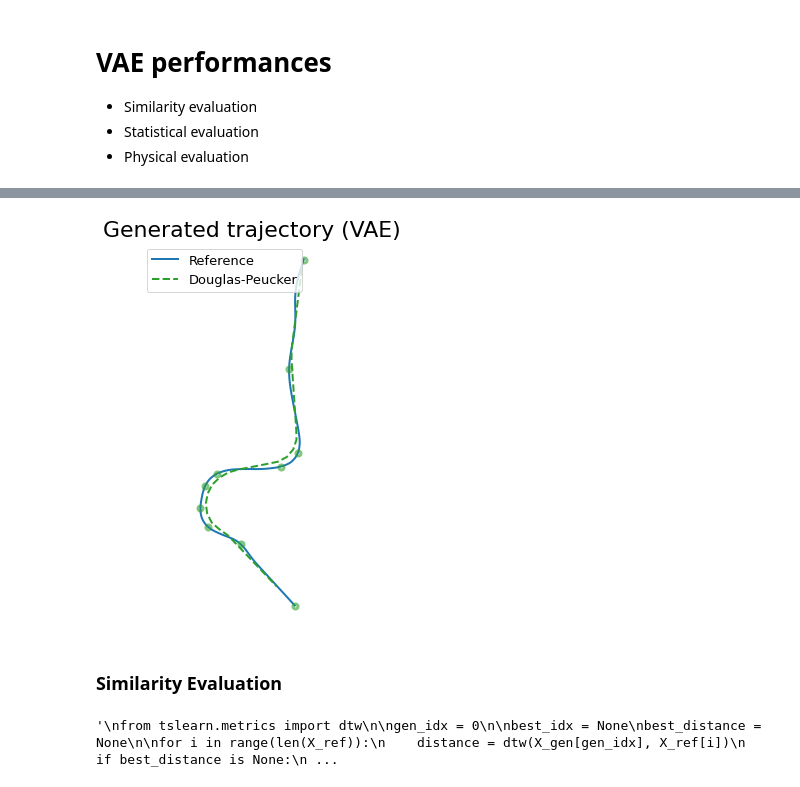
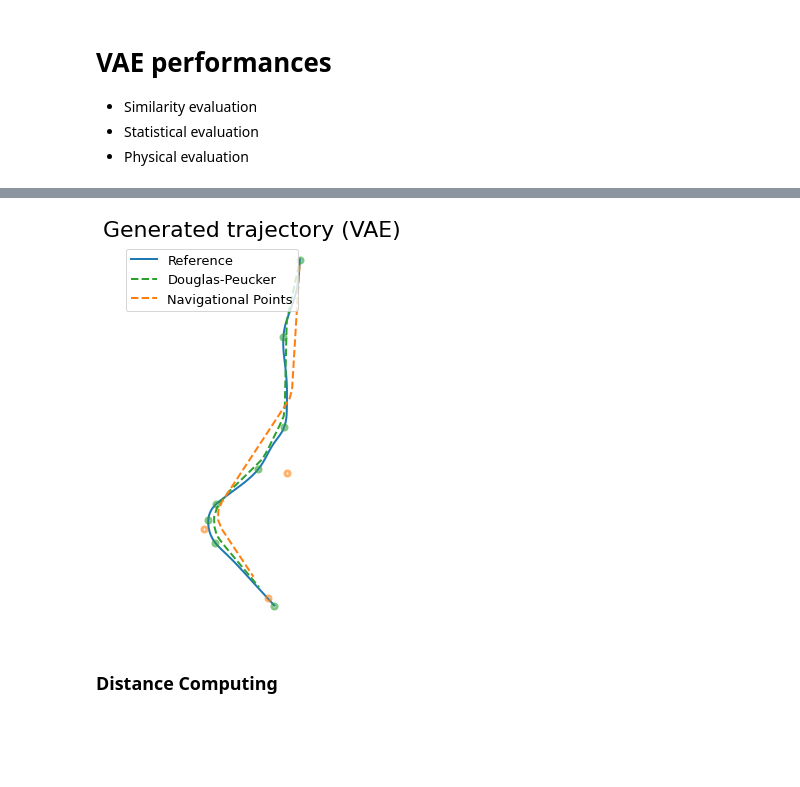
Before and after one commit to alafage/deep-traffic-generation, a Jupyter notebook: notebooks/vae_perf.ipynb, the cells around one changed output, grey strips where cells are left out. Cells and saved outputs as stored; diff of their text form; code cells hidden in the pictures; blank space fills up the shorter version.

```diff
--- a/notebooks/vae_perf.ipynb
+++ b/notebooks/vae_perf.ipynb
@@ -77,5 +48,0 @@ destination: 900.0
-# %%
-# Remove noisy trajectory
-t_sim = t_sim.query("flight_id != 27")
-t_gen = t_gen.query("flight_id != 27")
-t_gen_dp = t_gen_dp.query("flight_id != 27")
@@ -99,0 +51,14 @@ with plt.style.context("traffic"):
+# %%
+t_gen_dp = (
+    Traffic.from_file("./outputs/dp_vae_gen.csv")
+    .drop(columns=["Unnamed: 0"])
+)
+dp_t_sim = (
+    Traffic.from_file("./outputs/dp_vae_sim.csv")
+    .assign(
+            flight_id=lambda df: df.flight_id.astype(str),
+            callsign=lambda df: df.flight_id.astype(str),
+            icao24=lambda df: df.flight_id.astype(str),
+        )
+)
+dp_t_sim
@@ -99,0 +79,14 @@ with plt.style.context("traffic"):
+# %%
+t_gen_nav = (
+    Traffic.from_file("./outputs/nav_vae_gen.csv")
+    .drop(columns=["Unnamed: 0"])
+)
+nav_t_sim = (
+    Traffic.from_file("./outputs/nav_vae_sim.csv")
+    .assign(
+            flight_id=lambda df: df.flight_id.astype(str),
+            callsign=lambda df: df.flight_id.astype(str),
+            icao24=lambda df: df.flight_id.astype(str),
+        )
+)
+nav_t_sim
@@ -100,37 +107,16 @@ with plt.style.context("traffic"):
 # %%
-highlight = 10
+highlight = "TRAJ_4"
 
 with plt.style.context("traffic"):
     ax = plt.axes(projection=EuroPP())
     ax.set_title("Generated trajectory (VAE)")
     t_gen[highlight].plot(ax, c="tab:blue", lw=2.0, label="Reference")
-    # TODO: add navpoints and reconstruction from them
+    # Douglas-Peucker
     t_gen_dp[highlight].plot(ax, mec="tab:green",mew=3.0,ms=10.0, mfc="none", marker=".", ls="", alpha=0.6)
-    t_sim[highlight].plot(ax, c="tab:green", ls="--", lw=2.0, label="Douglas-Peucker")
+    dp_t_sim[highlight].plot(ax, c="tab:green", ls="--", lw=2.0, label="Douglas-Peucker")
+    # Navigational Points
+    t_gen_nav[highlight].plot(ax, mec="tab:orange",mew=3.0,ms=10.0, mfc="none", marker=".", ls="", alpha=0.6)
+    nav_t_sim[highlight].plot(ax, c="tab:orange", ls="--", lw=2.0, label="Navigational Points")
     ax.legend(loc=0)
 # %% [output]
-[figure, old version]
+[figure, new version]
-# %% [markdown]
-### Similarity Evaluation
-# %%
-"""
-from tslearn.metrics import dtw
-
-gen_idx = 0
-
-best_idx = None
-best_distance = None
-
-for i in range(len(X_ref)):
-    distance = dtw(X_gen[gen_idx], X_ref[i])
-    if best_distance is None:
-        best_idx = i
-        best_distance = distance
-    elif best_distance > distance:
-        best_distance = distance
-        best_idx = i
-
-best_distance
-"""
-# %% [output]
-'\nfrom tslearn.metrics import dtw\n\ngen_idx = 0\n\nbest_idx = None\nbest_distance = None\n\nfor i in range(len(X_ref)):\n    distance = dtw(X_gen[gen_idx], X_ref[i])\n    if best_distance is None:\n ...
@@ -140,0 +123,2 @@ best_distance
+# %% [markdown]
+### Distance Computing
```
Also changed, not shown: parts of 17 cells of this notebook, 59 other files.
